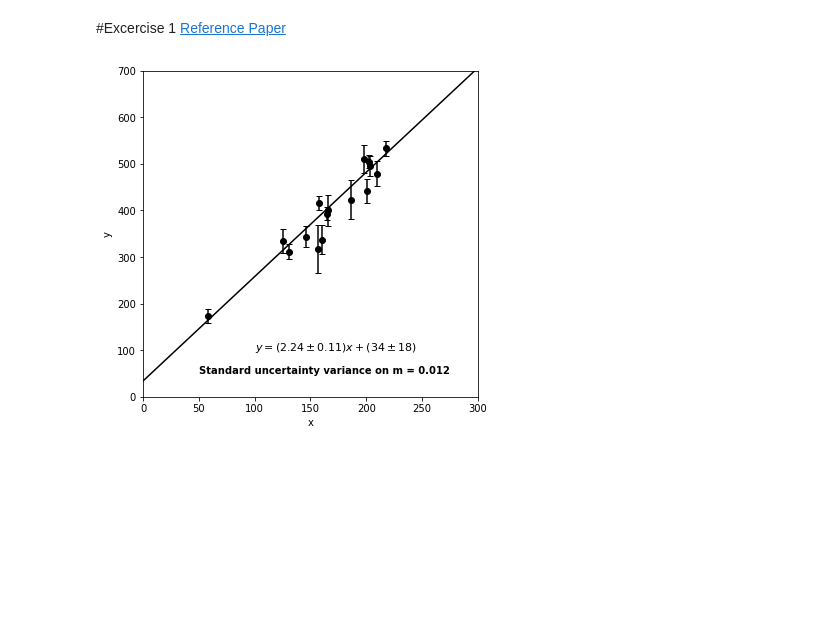
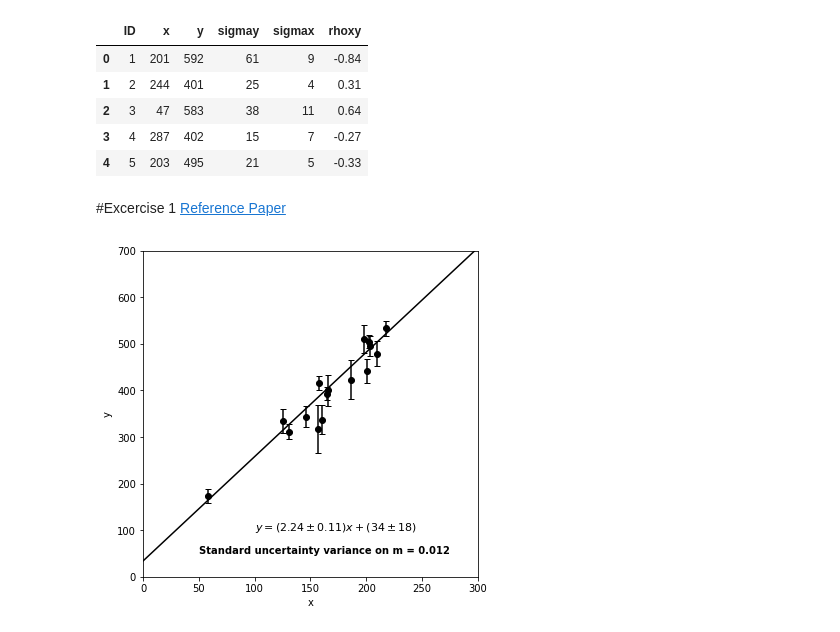
Before and after one commit to skumarudel/DSPS_SKumar, a Jupyter notebook: HW5/FittingTechniques.ipynb, the cells around one changed output. Cells and saved outputs as stored; diff of their text form; code cells hidden in the pictures; blank space fills up the shorter version.

```diff
--- a/HW5/FittingTechniques.ipynb
+++ b/HW5/FittingTechniques.ipynb
@@ -11,0 +9,10 @@ def line(x,b,m):
+# %%
+df_data = pd.read_csv('https://raw.githubusercontent.com/skumarudel/DSPS_SKumar/master/HW5/hbl2017.csv', comment='#', sep=',', header=None, names=['ID', 'x', 'y', 'sigmay', 'sigmax', 'rhoxy'])
+df_data.head()
+# %% [output]
+|  | ID | x | y | sigmay | sigmax | rhoxy |
+| 0 | 1 | 201 | 592 | 61 | 9 | -0.84 |
+| 1 | 2 | 244 | 401 | 25 | 4 | 0.31 |
+| 2 | 3 | 47 | 583 | 38 | 11 | 0.64 |
+| 3 | 4 | 287 | 402 | 15 | 7 | -0.27 |
+| 4 | 5 | 203 | 495 | 21 | 5 | -0.33 |
```
Also changed, not shown: parts of 8 cells of this notebook.
